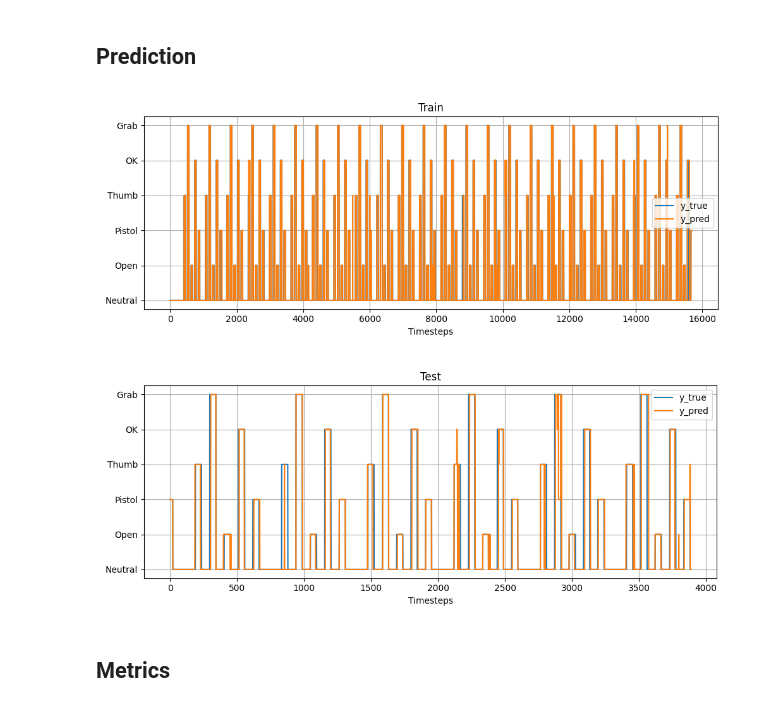
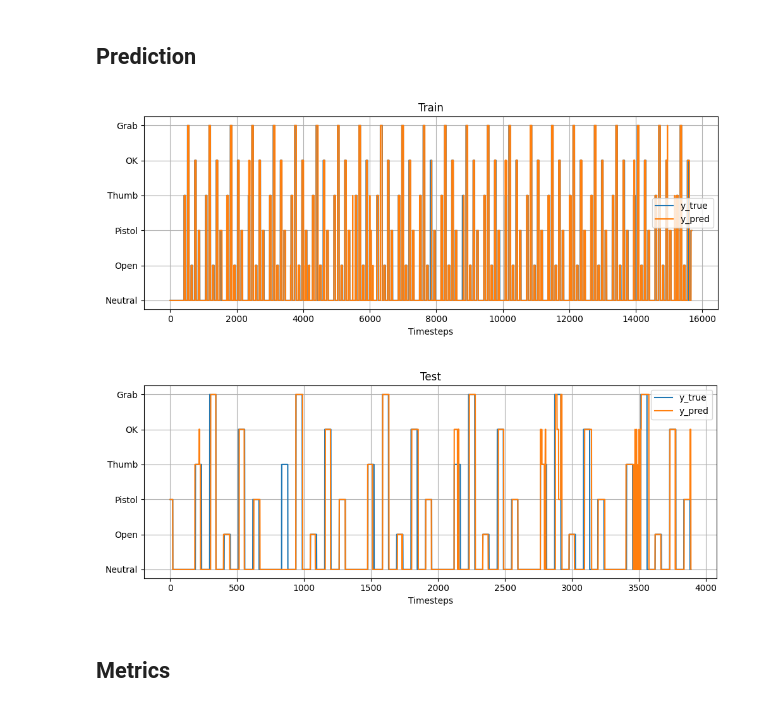
Before and after one commit to DenisBaburin/motorika_internship_team2, a Jupyter notebook: main.ipynb, the cells around one changed output. Cells and saved outputs as stored; diff of their text form; code cells hidden in the pictures.

```diff
--- a/main.ipynb
+++ b/main.ipynb
@@ -197,7 +212,7 @@ plt.show()
 if DO_MINUS_TREND: # Вычитание тренда
     for col in OMG_CH:
         #производим декомпозицию временного ряда
-        decomposition = seasonal_decompose(gestures[col],period=645*2)
+        decomposition = seasonal_decompose(gestures[col],period=645)
         gestures[col] = gestures[col] - decomposition.trend.bfill().ffill() # decomposition.resid.bfill().ffill() + decomposition.seasonal
 if DO_REPLACE_TO_MOVING_AVERAGE: # Замена на скользящее среднее
     for col in OMG_CH:
@@ -240,16 +278,18 @@ le = LabelEncoder()
 # FIT
 le.fit(
     gestures_protocol[[
+        #'Pronation',
         "Thumb","Index","Middle","Ring","Pinky",
-        'Thumb_stretch','Index_stretch','Middle_stretch','Ring_stretch','Pinky_stretch'
+        'Thumb_stretch','Index_stretch','Middle_stretch','Ring_stretch','Pinky_stretch',
     ]]
     .apply(lambda row: str(tuple(row)), axis=1)
 )
 # TRANSFORM
 gestures_protocol['gesture'] = le.transform(
     gestures_protocol[[
+        #'Pronation',
         "Thumb","Index","Middle","Ring","Pinky",
-        'Thumb_stretch','Index_stretch','Middle_stretch','Ring_stretch','Pinky_stretch'
+        'Thumb_stretch','Index_stretch','Middle_stretch','Ring_stretch','Pinky_stretch',
     ]]
     .apply(lambda row: str(tuple(row)), axis=1)
 )
@@ -346,10 +435,10 @@ last_train_idx
 15679
 # %%
 # Разделяем данные на обучающую и тестовую по индексу полученному с /data/meta_information.csv
-X_train = gestures[OMG_CH].values[:last_train_idx]
+X_train = gestures[ALL_CH].values[:last_train_idx]
 y_train = y_cmd[:last_train_idx]
 
-X_test = gestures[OMG_CH].values[last_train_idx:]
+X_test = gestures[ALL_CH].values[last_train_idx:]
 y_test = y_cmd[last_train_idx:]
 
 print(X_train.shape, y_train.shape)
@@ -397,6 +486,7 @@ if DO_HYPEROPT:
             best[key] = int(val)
     print(f"Наилучшие значения гиперпараметров {best}")
 # %%
+DO_MMSCALER = True
 if DO_MMSCALER:
     scaler = MinMaxScaler()
     X_train = scaler.fit_transform(X_train)
@@ -465,33 +551,35 @@ if DO_PLOT_LEARNING_CURVE:
 y_pred_train = model.predict(X_train)
 y_pred_test = model.predict(X_test)
 # %%
-# График истинных и предсказанных значений таргета в тренировочных данных
-fig = plt.figure(figsize=(10, 4))
-plt.plot(y_train,  c='C0', label='y_true')
-plt.plot(y_pred_train, c='C1', label='y_pred')
+if DO_DRAW_PLOTS:
+    # График истинных и предсказанных значений таргета в тренировочных данных
+    fig = plt.figure(figsize=(10, 4))
+    plt.plot(y_train,  c='C0', label='y_true')
+    plt.plot(y_pred_train, c='C1', label='y_pred')
 
-plt.yticks(np.arange(len(GESTURES)), GESTURES)
-plt.grid()
-plt.xlabel('Timesteps')
-plt.legend()
-plt.title('Train')
-plt.tight_layout()
+    plt.yticks(np.arange(len(GESTURES)), GESTURES)
+    plt.grid()
+    plt.xlabel('Timesteps')
+    plt.legend()
+    plt.title('Train')
+    plt.tight_layout()
 # %% [output]
-[figure, old version]
+[figure, new version]
 # %%
-# График истинных и предсказанных значений таргета в тестовых данных
-fig = plt.figure(figsize=(10, 4))
-plt.plot(y_test,  c='C0', label='y_true')
-plt.plot(y_pred_test, c='C1', label='y_pred')
+if DO_DRAW_PLOTS:
+    # График истинных и предсказанных значений таргета в тестовых данных
+    fig = plt.figure(figsize=(10, 4))
+    plt.plot(y_test,  c='C0', label='y_true')
+    plt.plot(y_pred_test, c='C1', label='y_pred')
 
-plt.yticks(np.arange(len(GESTURES)), GESTURES)
-plt.grid()
-plt.xlabel('Timesteps')
-plt.legend()
-plt.title('Test')
-plt.tight_layout()
+    plt.yticks(np.arange(len(GESTURES)), GESTURES)
+    plt.grid()
+    plt.xlabel('Timesteps')
+    plt.legend()
+    plt.title('Test')
+    plt.tight_layout()
 # %% [output]
-[figure, old version]
+[figure, new version]
 # %% [markdown]
 ## Metrics
 # %%
```
Also changed, not shown: parts of 23 cells of this notebook.
